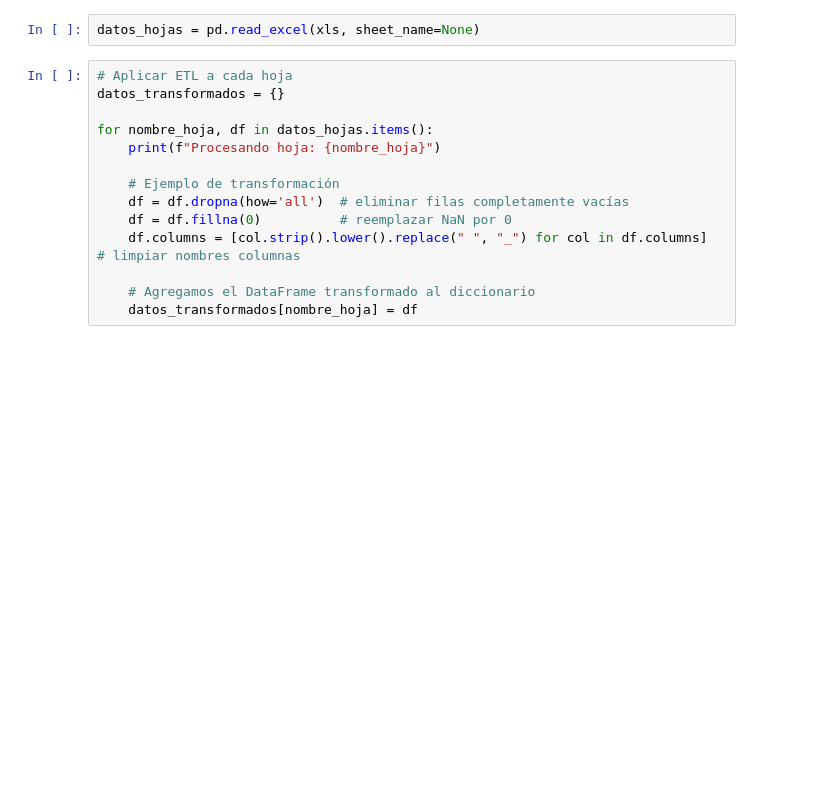
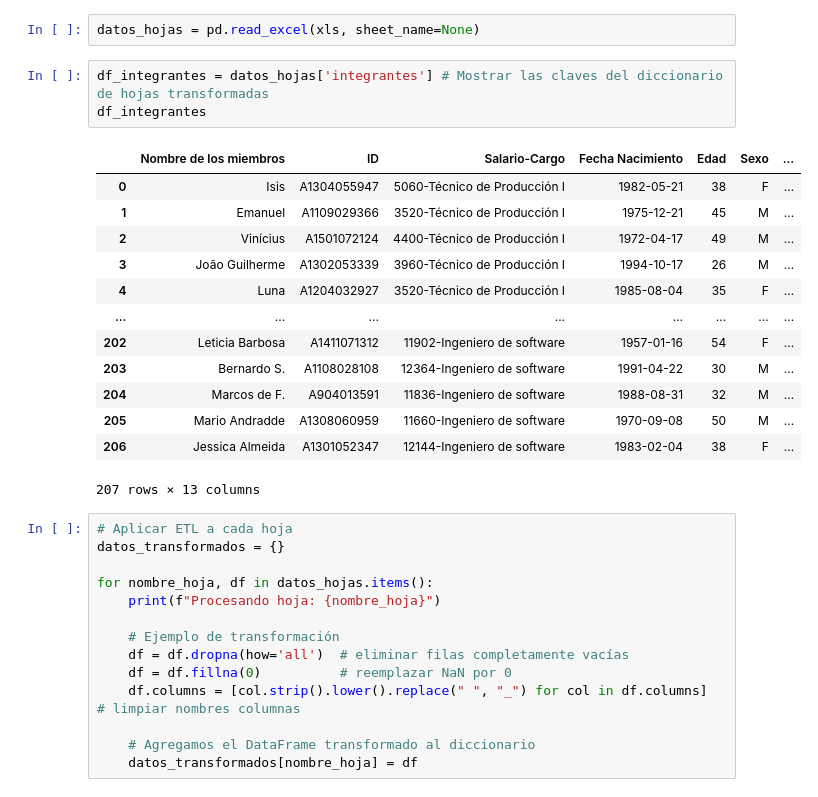
Before and after one commit to rrjmr2004/repositorio-henry, a Jupyter notebook: Integrantes_esp_etl.ipynb, the cells around one changed output. Saved outputs shown, nothing was run; the diff lists cells and outputs as text; blank space fills up the shorter version.

```diff
--- a/ejemplo.ipynb
+++ b/Integrantes_esp_etl.ipynb
@@ -12,6 +12,23 @@ print(hojas)
 cargar todas las hojas a la vez utilizando diccionarios
 # %%
 datos_hojas = pd.read_excel(xls, sheet_name=None)
+# %%
+df_integrantes = datos_hojas['integrantes'] # Mostrar las claves del diccionario de hojas transformadas
+df_integrantes
+# %% [output]
+|  | Nombre de los miembros | ID | Salario-Cargo | Fecha Nacimiento | Edad | Sexo | ... |
+| 0 | Isis | A1304055947 | 5060-Técnico de Producción I | 1982-05-21 | 38 | F | ... |
+| 1 | Emanuel | A1109029366 | 3520-Técnico de Producción I | 1975-12-21 | 45 | M | ... |
+| 2 | Vinícius | A1501072124 | 4400-Técnico de Producción I | 1972-04-17 | 49 | M | ... |
+| 3 | João Guilherme | A1302053339 | 3960-Técnico de Producción I | 1994-10-17 | 26 | M | ... |
+| 4 | Luna | A1204032927 | 3520-Técnico de Producción I | 1985-08-04 | 35 | F | ... |
+| ... | ... | ... | ... | ... | ... | ... | ... |
+| 202 | Leticia Barbosa | A1411071312 | 11902-Ingeniero de software | 1957-01-16 | 54 | F | ... |
+| 203 | Bernardo S. | A1108028108 | 12364-Ingeniero de software | 1991-04-22 | 30 | M | ... |
+| 204 | Marcos de F. | A904013591 | 11836-Ingeniero de software | 1988-08-31 | 32 | M | ... |
+| 205 | Mario Andradde | A1308060959 | 11660-Ingeniero de software | 1970-09-08 | 50 | M | ... |
+| 206 | Jessica Almeida | A1301052347 | 12144-Ingeniero de software | 1983-02-04 | 38 | F | ... |
+207 rows × 13 columns
 # %%
 # Aplicar ETL a cada hoja
 datos_transformados = {}
```
Also changed, not shown: parts of 3 cells of this notebook, 2 other files.
